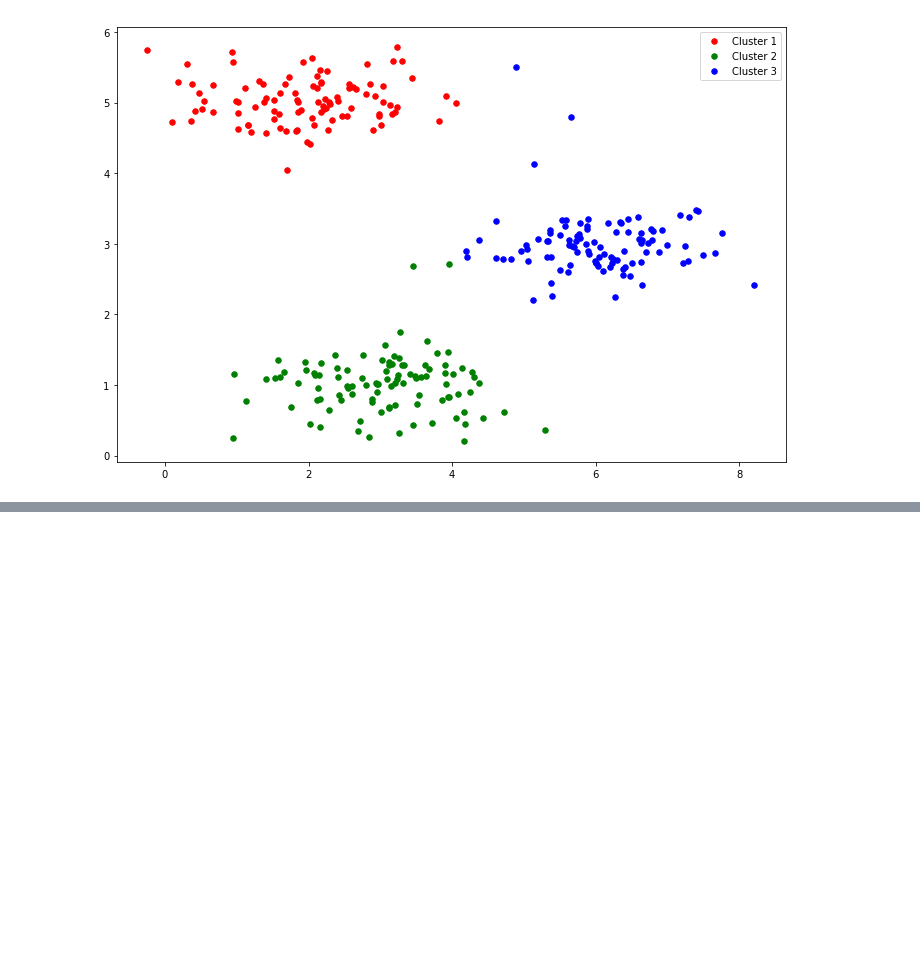
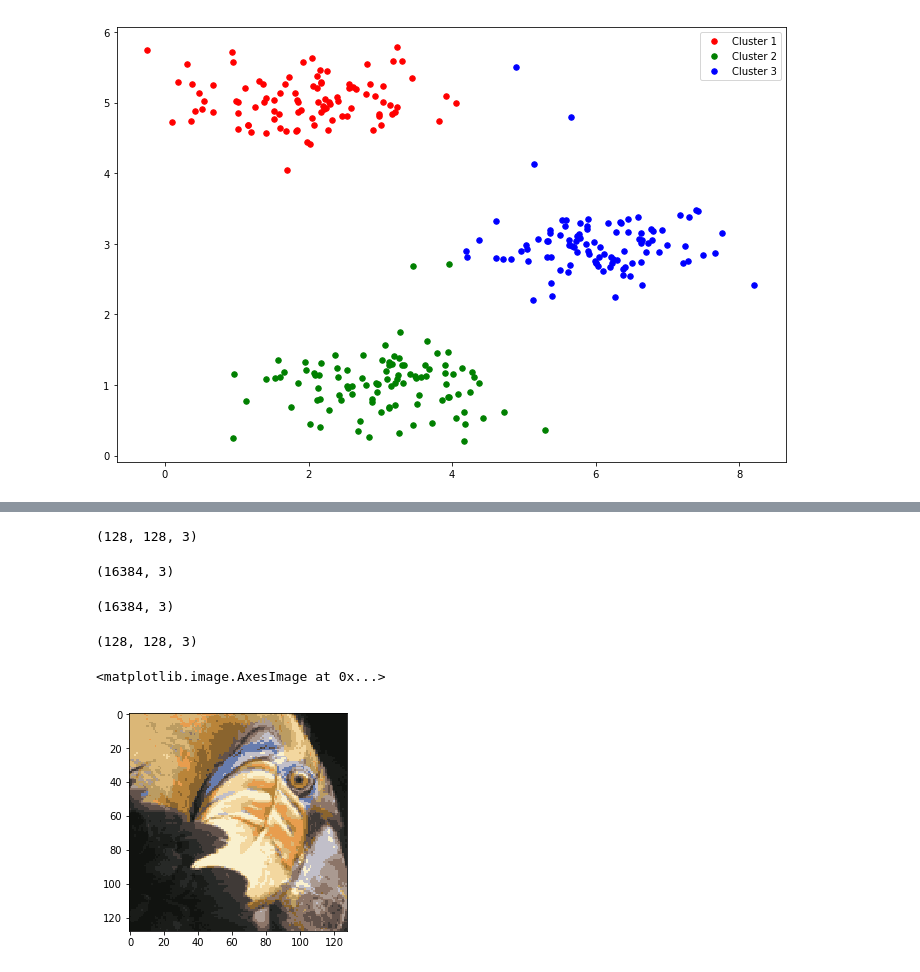
Before and after one commit to RajatGarg97/AndrewNg-mlCourse-Ex, a Jupyter notebook: machine-learning-ex7/ex7/Kmeans-and-PCA.ipynb, the cells around one changed output, grey strips where cells are left out. Cells and saved outputs as stored; diff of their text form; code cells hidden in the pictures; blank space fills up the shorter version.

```diff
--- a/machine-learning-ex7/ex7/Kmeans-and-PCA.ipynb
+++ b/machine-learning-ex7/ex7/Kmeans-and-PCA.ipynb
@@ -75,0 +118,40 @@ ax.legend()
+# %%
+A = image_data['A']
+A.shape
+# %% [output]
+(128, 128, 3)
+# %%
+# Normalizing values
+A = A/255
+
+# Reshaping
+X = np.reshape(A, (A.shape[0]*A.shape[1], A.shape[2]))
+X.shape
+# %% [output]
+(16384, 3)
+# %%
+# Random initialization
+initial_centroids = init_centroids(X, 16)
+
+#Running algo
+idx, centroids = run_k_means(X, initial_centroids, 10)
+
+#closest centroids
+idx = find_closest_centroids(X, centroids)
+
+# mapping pixels to centroid vaue
+X_recovered = centroids[idx.astype(int), :]
+X_recovered.shape
+# %% [output]
+(16384, 3)
+# %%
+# Reshape to original
+X_recovered = np.reshape(X_recovered, (A.shape[0], A.shape[1], A.shape[2]))
+X_recovered.shape
+# %% [output]
+(128, 128, 3)
+# %%
+plt.imshow(X_recovered)
+# %% [output]
+<matplotlib.image.AxesImage at 0x...>
+[figure, added]
```
Also changed, not shown: parts of 4 cells of this notebook.
